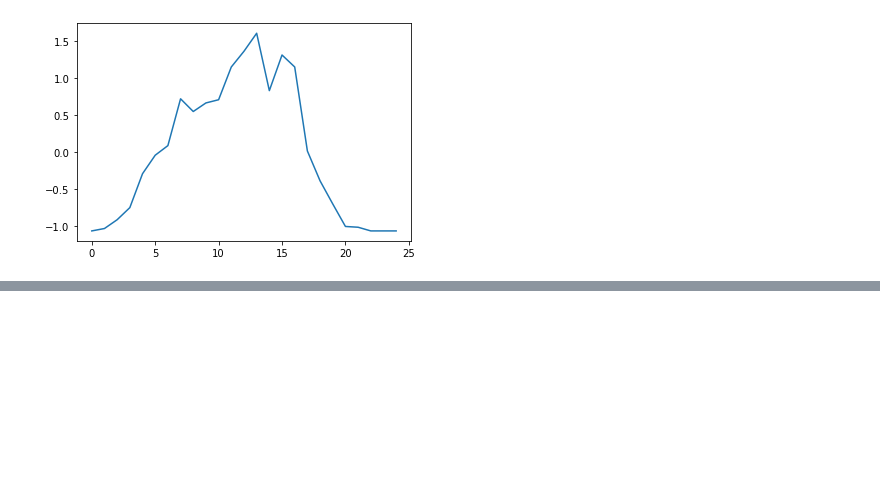
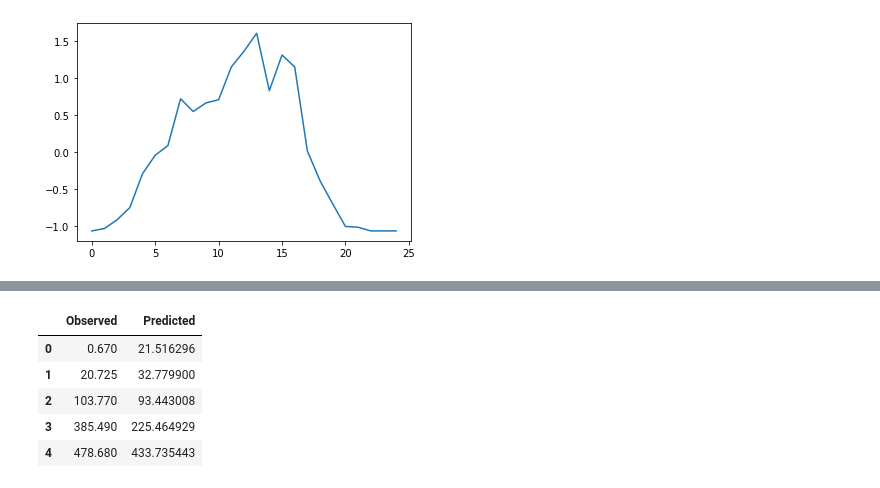
Before and after one commit to jameelhassan/SolarPrediction, a Jupyter notebook: DifferenceTransf30min.ipynb, the cells around one changed output, grey strips where cells are left out. Saved outputs shown, nothing was run; the diff lists cells and outputs as text; code cells hidden in the pictures; blank space fills up the shorter version.

```diff
--- a/DifferenceTransf30min.ipynb
+++ b/DifferenceTransf30min.ipynb
@@ -157,0 +175,12 @@ RMSE is [155.56696978]
+# %%
+#Make DataFrame
+yout = np.hstack((yact, ypred))
+yout = pd.DataFrame(list(yout), columns=['Observed','Predicted'])
+yout.head()
+# %% [output]
+|  | Observed | Predicted |
+| 0 | 0.670 | 21.516296 |
+| 1 | 20.725 | 32.779900 |
+| 2 | 103.770 | 93.443008 |
+| 3 | 385.490 | 225.464929 |
+| 4 | 478.680 | 433.735443 |
```
Also changed, not shown: parts of 11 cells of this notebook, 1 other file.
